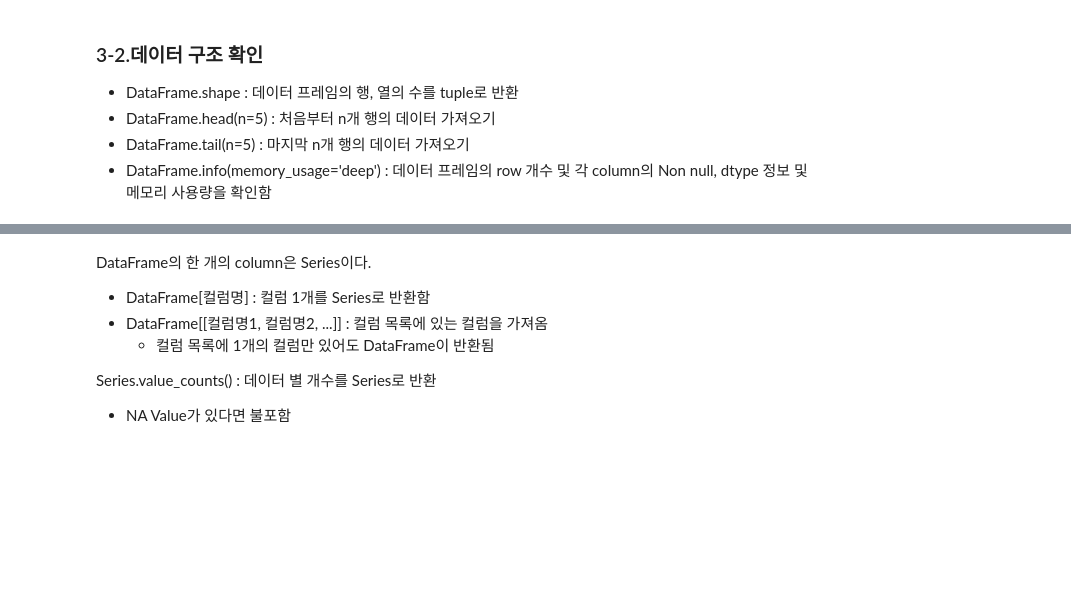
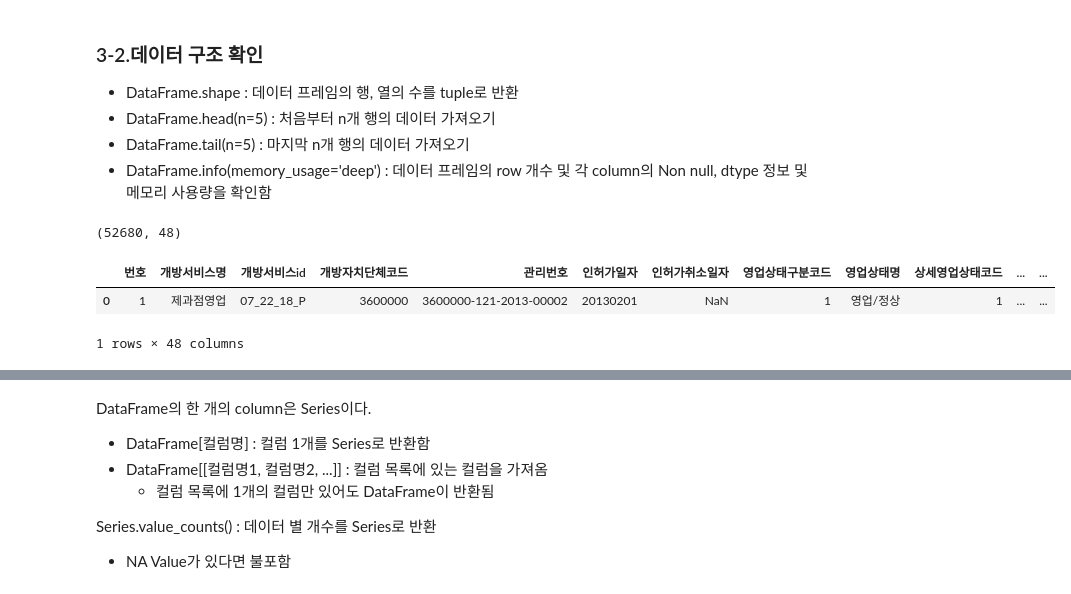
Before and after one commit to localtic/bigdata, a Jupyter notebook: [pandas_04]_제과점_서울_어디에_오픈할까_LAB.ipynb, the cells around one changed output, grey strips where cells are left out. Saved outputs shown, nothing was run; the diff lists cells and outputs as text; code cells hidden in the pictures; blank space fills up the shorter version.

```diff
--- a/[pandas_04]_제과점_서울_어디에_오픈할까_LAB.ipynb
+++ b/[pandas_04]_제과점_서울_어디에_오픈할까_LAB.ipynb
@@ -93,8 +116,16 @@ import seaborn as sns
 - DataFrame.info(memory_usage='deep') : 데이터 프레임의 row 개수 및 각 column의 Non null, dtype 정보 및 메모리 사용량을 확인함
 # %%
 # [4-2] df의 행, 열의 개수를 확인한다
+df.shape
+# %% [output]
+(52680, 48)
 # %%
 # [4-3] df의 첫 1개 열을 출력해 확인한다
+df.head(1)
+# %% [output]
+|  | 번호 | 개방서비스명 | 개방서비스id | 개방자치단체코드 | 관리번호 | 인허가일자 | 인허가취소일자 | 영업상태구분코드 | 영업상태명 | 상세영업상태코드 | ... | ... |
+| 0 | 1 | 제과점영업 | 07_22_18_P | 3600000 | 3600000-121-2013-00002 | 20130201 | NaN | 1 | 영업/정상 | 1 | ... | ... |
+1 rows × 48 columns
 # %%
 # [4-4] df의 행, 열에 대한 개수, 각 열 별 데이터 개수 및 dtype,
 # 메모리 사용량을 확인합니다.
```
Also changed, not shown: parts of 13 cells of this notebook.
